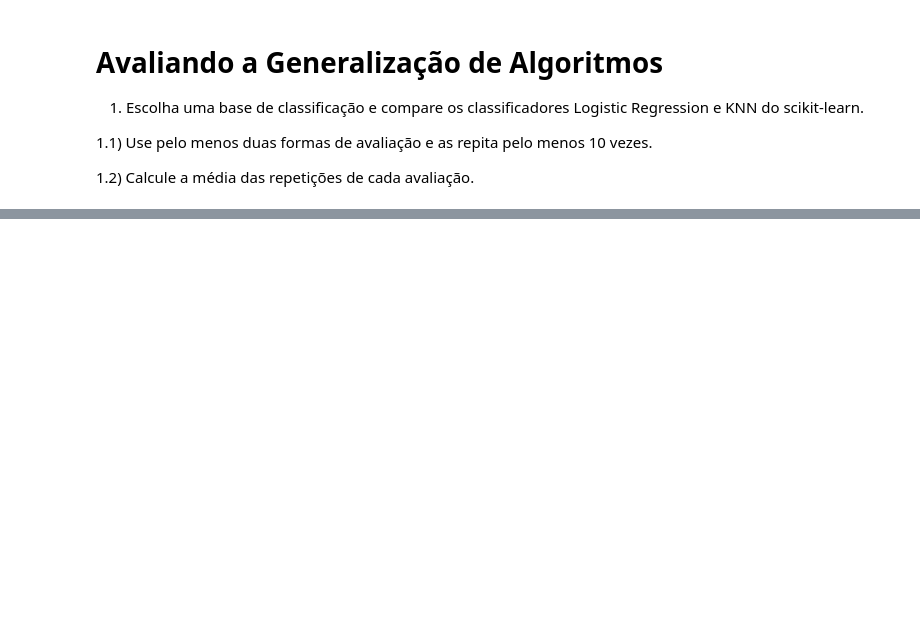
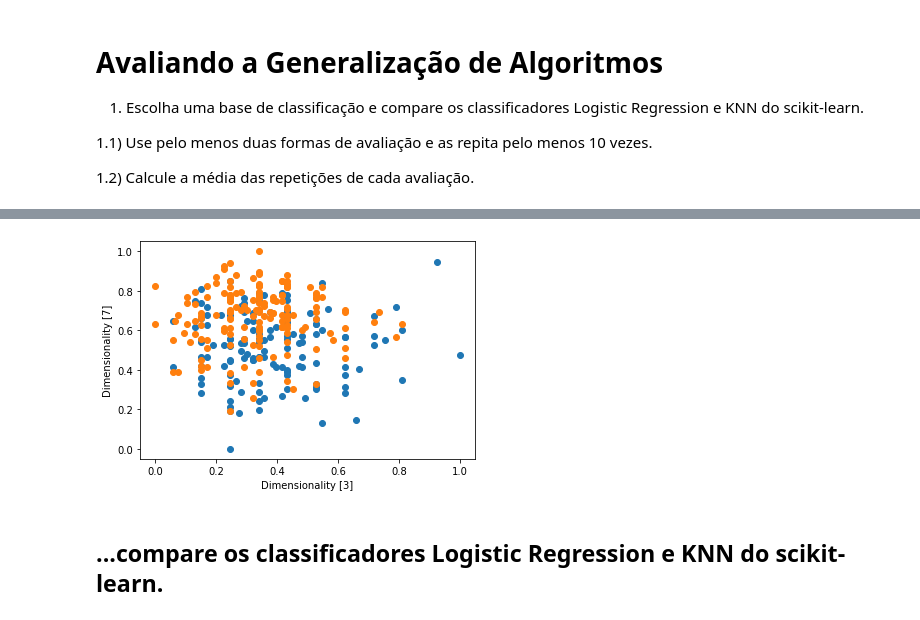
Before and after one commit to TNK443/RecPadroes, a Jupyter notebook: 03_Generalizacao_Tarefa.ipynb, the cells around one changed output, grey strips where cells are left out. Saved outputs shown, nothing was run; the diff lists cells and outputs as text; code cells hidden in the pictures; blank space fills up the shorter version.

```diff
--- a/03_Generalizacao_Tarefa.ipynb
+++ b/03_Generalizacao_Tarefa.ipynb
@@ -61,0 +229,16 @@ KEYS: dict_keys(['data', 'target', 'target_names', 'DESCR', 'feature_names'])
+# %%
+#---------------------------------------------------------------------------------
+Xb2, yb2 = np.array(featuresListNORM), np.array(targetList)
+
+# print()
+print('=' * 100)
+
+print('-' * 80)
+print("[BASE HEART BISEASE UCI]")
+print()
+print("X.shape:", Xb2.shape, " || ", "y.shape:", yb2.shape, " || ", "Classe(set(y)):", set(yb2))
+print()
+print('-' * 80)
+
+print('=' * 100)
+# --------------------------------------------------------------------------------
@@ -61,0 +254,16 @@ KEYS: dict_keys(['data', 'target', 'target_names', 'DESCR', 'feature_names'])
+# %%
+# --------------------------------------------------------------------------------
+i, j = 3, 7
+
+plt.xlabel(f"Dimensionality [{i}]")
+plt.ylabel(f"Dimensionality [{j}]")
+
+for k in set(yb2):
+    plt.plot(Xb2[:,i][yb2==k], Xb2[:,j][yb2==k], "o")
+
+plt.show()
+# --------------------------------------------------------------------------------
+# %% [output]
+[figure, added]
+# %% [markdown]
+## **...compare os classificadores Logistic Regression e KNN do scikit-learn.**
```
Also changed, not shown: parts of 33 cells of this notebook.
